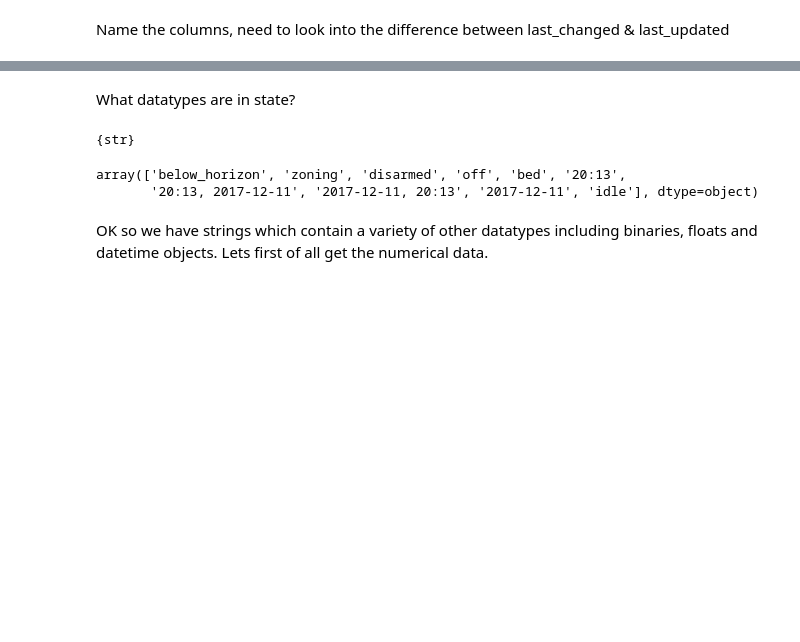
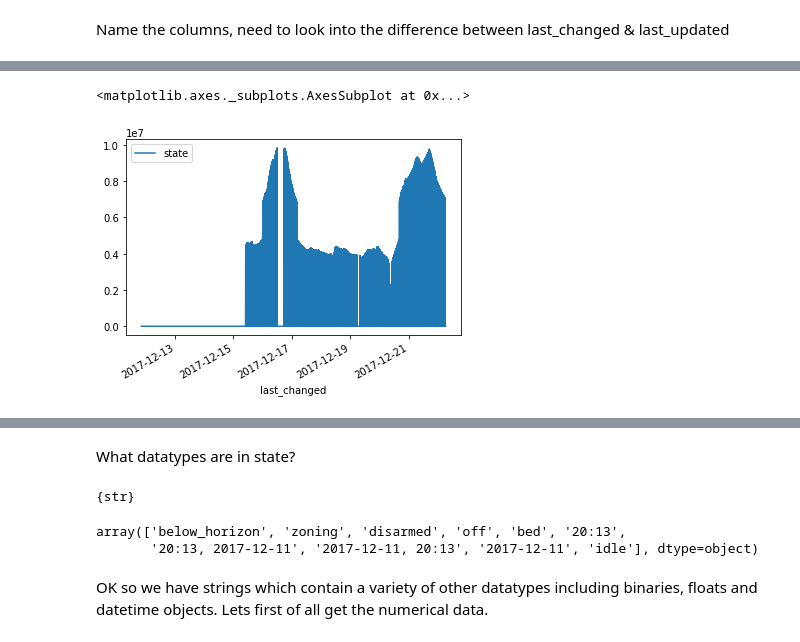
Before and after one commit to robmarkcole/HASS-data-science, a Jupyter notebook: HASS data science 22-12-2017.ipynb, the cells around one changed output, grey strips where cells are left out. Drawn from its saved outputs; the diff is of its cells as text; code cells hidden in the pictures; blank space fills up the shorter version.

```diff
--- a/HASS data science 22-12-2017.ipynb
+++ b/HASS data science 22-12-2017.ipynb
@@ -220,0 +283,7 @@ df = allqueryDF[['entity','state','domain', 'last_changed']]
+# %%
+mean_temp.index = mean_temp.index.get_level_values('last_changed') # drop the unrequired multiindex
+# %%
+mean_temp.astype(float).plot()
+# %% [output]
+<matplotlib.axes._subplots.AxesSubplot at 0x...>
+[figure, added]
```
Also changed, not shown: parts of 24 cells of this notebook.
